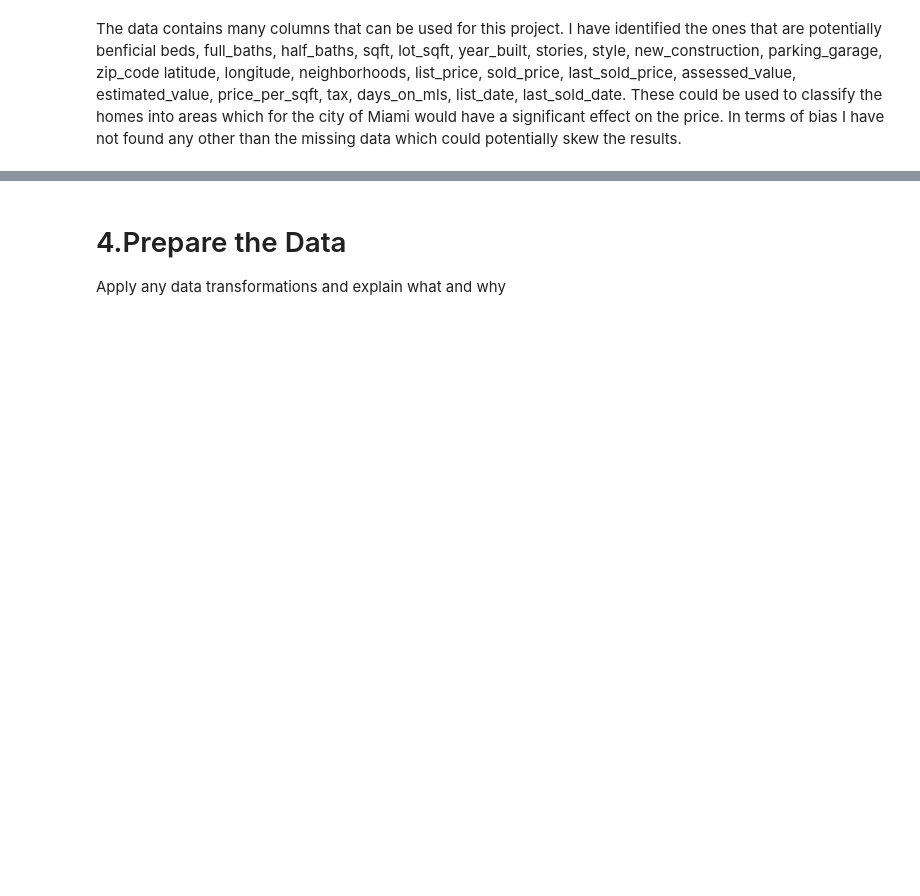
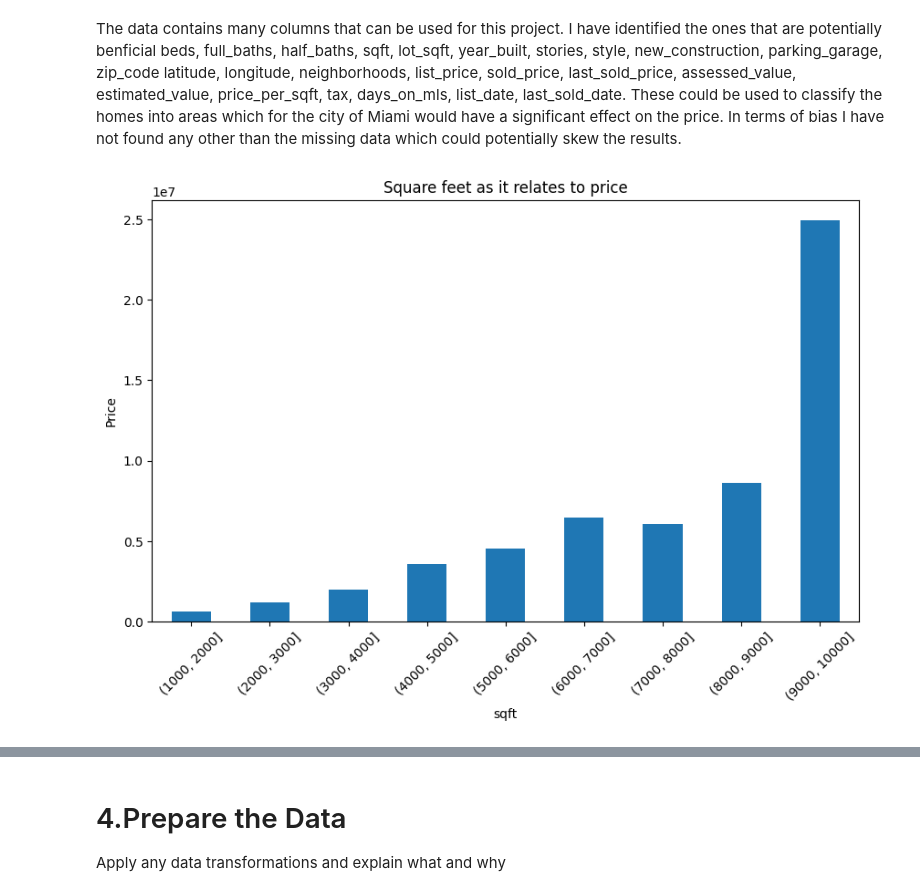
Before and after one commit to AashvikG/ML-and-AI, a Jupyter notebook: Code/Project_2/Project_2.ipynb, the cells around one changed output, grey strips where cells are left out. Drawn from its saved outputs; the diff is of its cells as text; code cells hidden in the pictures; blank space fills up the shorter version.

```diff
--- a/Code/Project_2/Project_2.ipynb
+++ b/Code/Project_2/Project_2.ipynb
@@ -10,7 +10,8 @@
 import os
 import pandas as pd
 from homeharvest import scrape_property
-data = "HousingData.csv"
+import matplotlib.pyplot as plt
+data = pd.read_csv("HousingData.csv")
 for dirname, _, filenames in os.walk("./"):
     for filename in filenames:
         print(os.path.join(dirname, filename))
@@ -51,3 +52,13 @@ The data contains many columns that can be used for this project. I have identif
 beds, full_baths, half_baths, sqft, lot_sqft, year_built, stories, style, new_construction, parking_garage, zip_code
 latitude, longitude, neighborhoods, list_price, sold_price, last_sold_price, assessed_value, estimated_value, price_per_sqft, tax, days_on_mls,
 list_date, last_sold_date. These could be used to classify the homes into areas which for the city of Miami would have a significant effect on the price. In terms of bias I have not found any other than the missing data which could potentially skew the results.
+# %%
+squarefoot_price = data.groupby(pd.cut(data['sqft'], bins=[1000,2000,3000,4000,5000,6000,7000,8000,9000,10000]))['list_price'].mean()
+fig, ax = plt.subplots(figsize=(10, 6))
+squarefoot_price.plot(kind='bar', ax=ax)
+ax.set_title('Square feet as it relates to price')
+ax.set_ylabel('Price')
+plt.xticks(rotation=45)
+plt.show()
+# %% [output]
+[figure, added]
```
Also changed, not shown: parts of 1 cell of this notebook, 1 other file.
